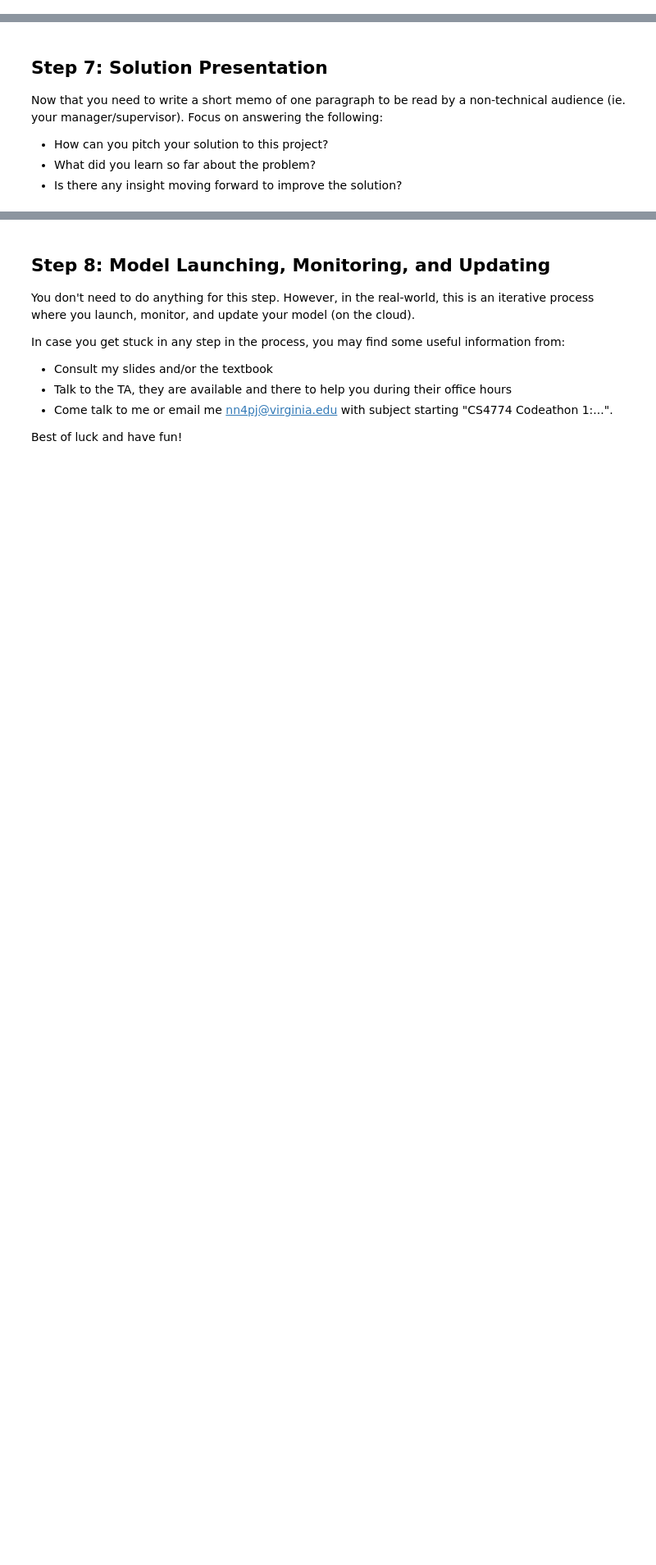
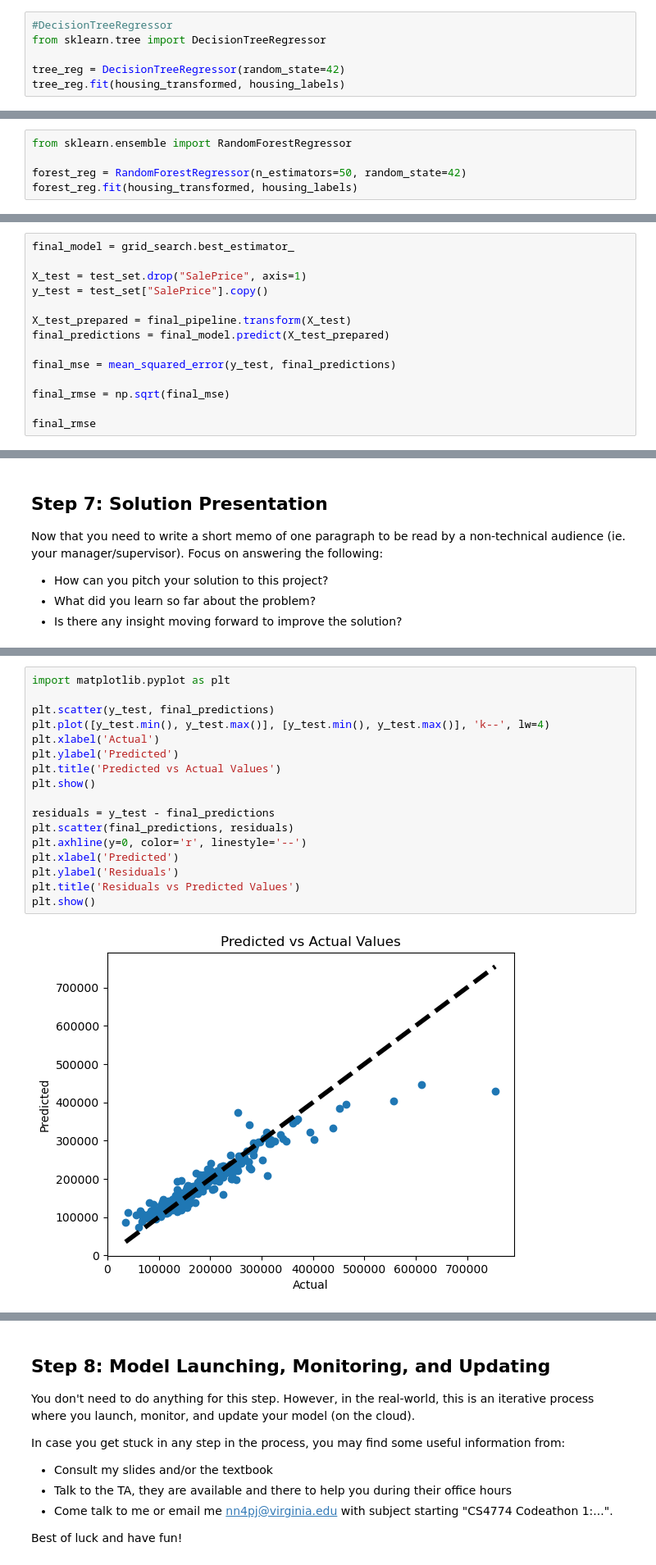
Before and after one commit to eva-butler/CS4774, a Jupyter notebook: Codeathon/sae9fp_codeathon_1.ipynb, the cells around one changed output, grey strips where cells are left out. Shown at 82% size. Drawn from its saved outputs; the diff is of its cells as text; blank space fills up the shorter version.

Commit message:
built final model, ready for submission

```diff
--- a/Codeathon/sae9fp_codeathon_1.ipynb
+++ b/Codeathon/sae9fp_codeathon_1.ipynb
@@ -707,0 +722,6 @@ You must use 5-fold CV on the data set to evaluate the performance of your model
+# %%
+#DecisionTreeRegressor
+from sklearn.tree import DecisionTreeRegressor
+
+tree_reg = DecisionTreeRegressor(random_state=42)
+tree_reg.fit(housing_transformed, housing_labels)
@@ -707,0 +768,5 @@ You must use 5-fold CV on the data set to evaluate the performance of your model
+# %%
+from sklearn.ensemble import RandomForestRegressor
+
+forest_reg = RandomForestRegressor(n_estimators=50, random_state=42)
+forest_reg.fit(housing_transformed, housing_labels)
@@ -711,0 +956,14 @@ In this step, you should attempt to use one of the provided tools for hyperparam
+# %%
+final_model = grid_search.best_estimator_
+
+X_test = test_set.drop("SalePrice", axis=1)
+y_test = test_set["SalePrice"].copy()
+
+X_test_prepared = final_pipeline.transform(X_test)
+final_predictions = final_model.predict(X_test_prepared)
+
+final_mse = mean_squared_error(y_test, final_predictions)
+
+final_rmse = np.sqrt(final_mse)
+
+final_rmse
@@ -718,0 +1000,19 @@ Now that you need to write a short memo of one paragraph to be read by a non-tec
+# %%
+import matplotlib.pyplot as plt
+
+plt.scatter(y_test, final_predictions)
+plt.plot([y_test.min(), y_test.max()], [y_test.min(), y_test.max()], 'k--', lw=4)
+plt.xlabel('Actual')
+plt.ylabel('Predicted')
+plt.title('Predicted vs Actual Values')
+plt.show()
+
+residuals = y_test - final_predictions
+plt.scatter(final_predictions, residuals)
+plt.axhline(y=0, color='r', linestyle='--')
+plt.xlabel('Predicted')
+plt.ylabel('Residuals')
+plt.title('Residuals vs Predicted Values')
+plt.show()
+# %% [output]
+[figure, added]
```
Also changed, not shown: parts of 29 cells of this notebook.
